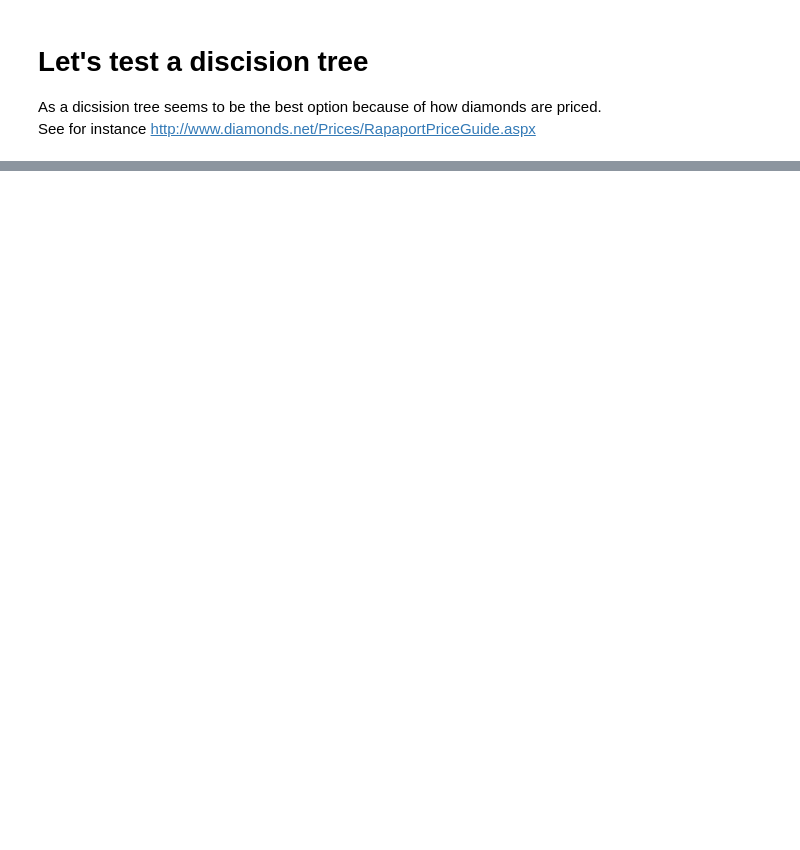
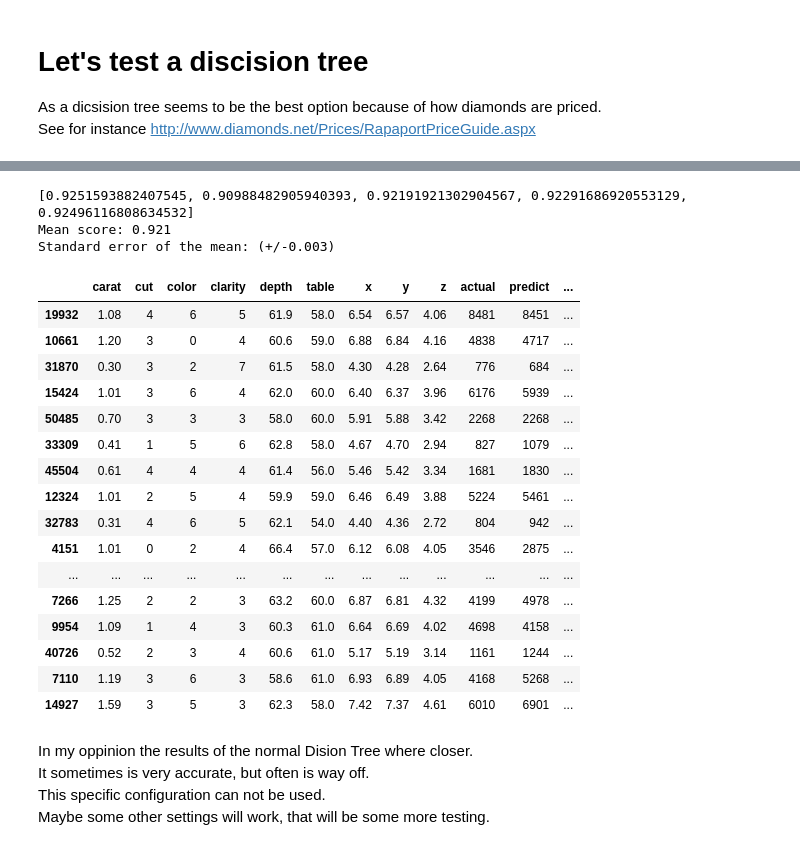
Before and after one commit to 0Rick0/DS-ML-Miniproject, a Jupyter notebook: diamonds.csv.ipynb, the cells around one changed output, grey strips where cells are left out. Saved outputs shown, nothing was run; the diff lists cells and outputs as text; code cells hidden in the pictures; blank space fills up the shorter version.

```diff
--- a/diamonds.csv.ipynb
+++ b/diamonds.csv.ipynb
@@ -199,0 +280,45 @@ Let's try some other algorithms to see if they give beter results.
+# %%
+from sklearn.ensemble import RandomForestClassifier
+
+rf_clf = RandomForestClassifier(max_depth=24, n_estimators=10, min_samples_leaf=5)
+
+evaluate_cross_validation(rf_clf, X_hot, y, 5)
+# %% [output]
+[0.9251593882407545, 0.90988482905940393, 0.92191921302904567, 0.92291686920553129, 0.92496116808634532]
+Mean score: 0.921
+Standard error of the mean: (+/-0.003)
+# %%
+X_train, X_test, y_train, y_test = train_test_split(X, y)
+
+rf_clf.fit(X_train, y_train)
+
+pred_y = rf_clf.predict(X_test)
+
+total = X_test.copy()
+total['actual'] = y_test
+total['predict'] = pred_y
+total['delta'] = (y_test - pred_y).abs()
+total[:20]
+# %% [output]
+|  | carat | cut | color | clarity | depth | table | x | y | z | actual | predict | ... |
+| 19932 | 1.08 | 4 | 6 | 5 | 61.9 | 58.0 | 6.54 | 6.57 | 4.06 | 8481 | 8451 | ... |
+| 10661 | 1.20 | 3 | 0 | 4 | 60.6 | 59.0 | 6.88 | 6.84 | 4.16 | 4838 | 4717 | ... |
+| 31870 | 0.30 | 3 | 2 | 7 | 61.5 | 58.0 | 4.30 | 4.28 | 2.64 | 776 | 684 | ... |
+| 15424 | 1.01 | 3 | 6 | 4 | 62.0 | 60.0 | 6.40 | 6.37 | 3.96 | 6176 | 5939 | ... |
+| 50485 | 0.70 | 3 | 3 | 3 | 58.0 | 60.0 | 5.91 | 5.88 | 3.42 | 2268 | 2268 | ... |
+| 33309 | 0.41 | 1 | 5 | 6 | 62.8 | 58.0 | 4.67 | 4.70 | 2.94 | 827 | 1079 | ... |
+| 45504 | 0.61 | 4 | 4 | 4 | 61.4 | 56.0 | 5.46 | 5.42 | 3.34 | 1681 | 1830 | ... |
+| 12324 | 1.01 | 2 | 5 | 4 | 59.9 | 59.0 | 6.46 | 6.49 | 3.88 | 5224 | 5461 | ... |
+| 32783 | 0.31 | 4 | 6 | 5 | 62.1 | 54.0 | 4.40 | 4.36 | 2.72 | 804 | 942 | ... |
+| 4151 | 1.01 | 0 | 2 | 4 | 66.4 | 57.0 | 6.12 | 6.08 | 4.05 | 3546 | 2875 | ... |
+| ... | ... | ... | ... | ... | ... | ... | ... | ... | ... | ... | ... | ... |
+| 7266 | 1.25 | 2 | 2 | 3 | 63.2 | 60.0 | 6.87 | 6.81 | 4.32 | 4199 | 4978 | ... |
+| 9954 | 1.09 | 1 | 4 | 3 | 60.3 | 61.0 | 6.64 | 6.69 | 4.02 | 4698 | 4158 | ... |
+| 40726 | 0.52 | 2 | 3 | 4 | 60.6 | 61.0 | 5.17 | 5.19 | 3.14 | 1161 | 1244 | ... |
+| 7110 | 1.19 | 3 | 6 | 3 | 58.6 | 61.0 | 6.93 | 6.89 | 4.05 | 4168 | 5268 | ... |
+| 14927 | 1.59 | 3 | 5 | 3 | 62.3 | 58.0 | 7.42 | 7.37 | 4.61 | 6010 | 6901 | ... |
+# %% [markdown]
+In my oppinion the results of the normal Dision Tree where closer.
+It sometimes is very accurate, but often is way off.
+This specific configuration can not be used.
+Maybe some other settings will work, that will be some more testing.
```
Also changed, not shown: parts of 24 cells of this notebook.
